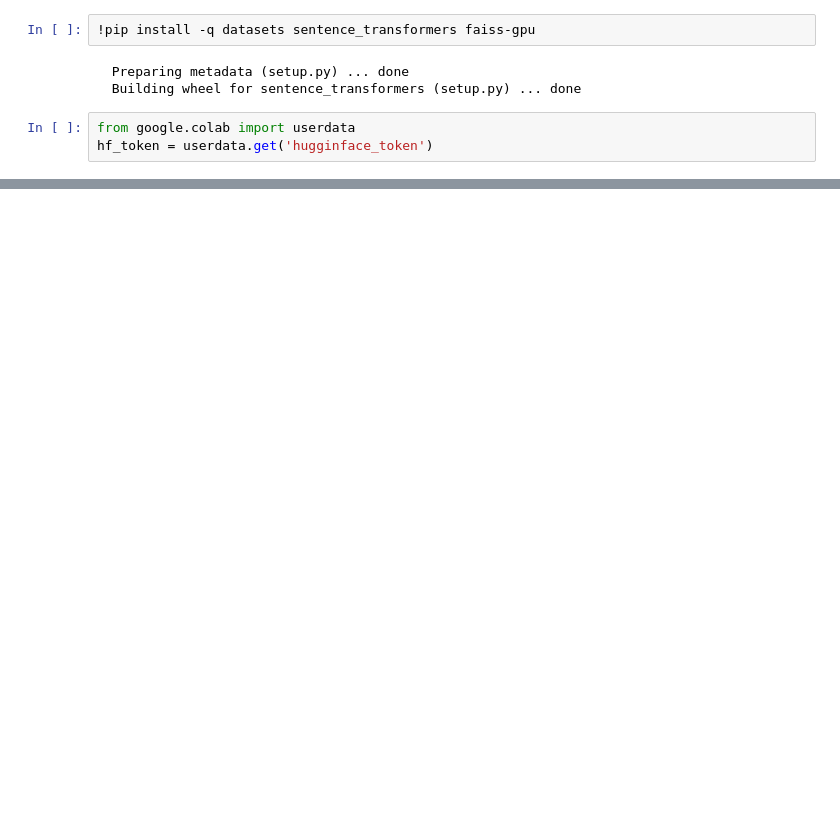
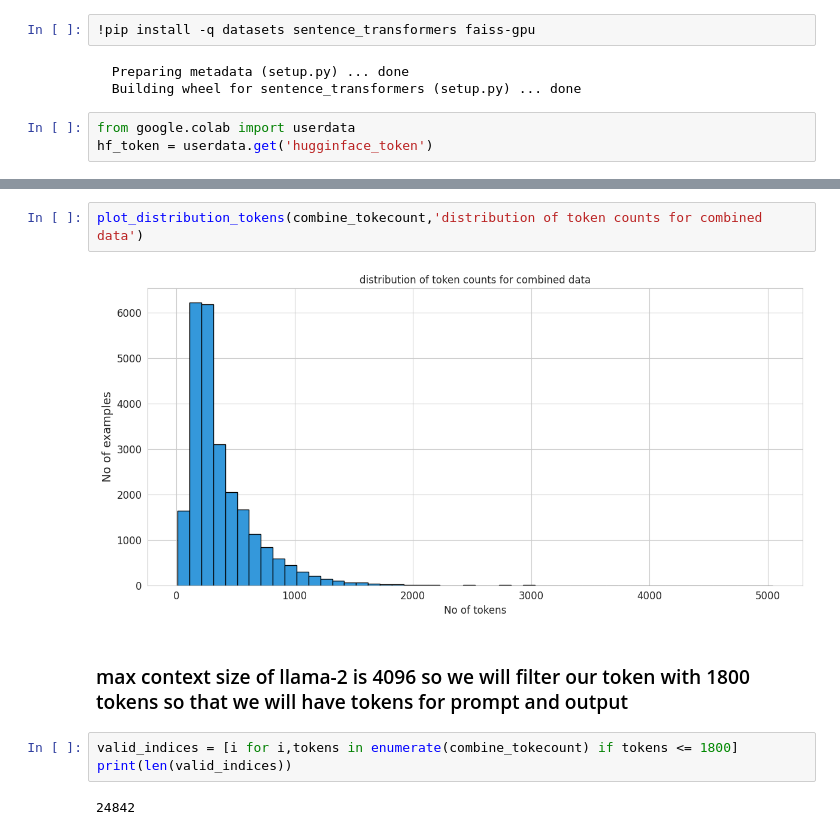
Before and after one commit to vedica1011/NLP_BERT_TL, a Jupyter notebook: finetune_lamma2.ipynb, the cells around one changed output, grey strips where cells are left out. Cells and saved outputs as stored; diff of their text form; blank space fills up the shorter version.

```diff
--- a/finetune_lamma2.ipynb
+++ b/finetune_lamma2.ipynb
@@ -14,0 +67,11 @@ import sentence_transformers
+# %%
+plot_distribution_tokens(combine_tokecount,'distribution of token counts for combined data')
+# %% [output]
+[figure, added]
+# %% [markdown]
+### max context size of llama-2 is 4096 so we will filter our token with 1800 tokens so that we will have tokens for prompt and output
+# %%
+valid_indices = [i for i,tokens in enumerate(combine_tokecount) if tokens <= 1800]
+print(len(valid_indices))
+# %% [output]
+24842
```
Also changed, not shown: parts of 10 cells of this notebook.
